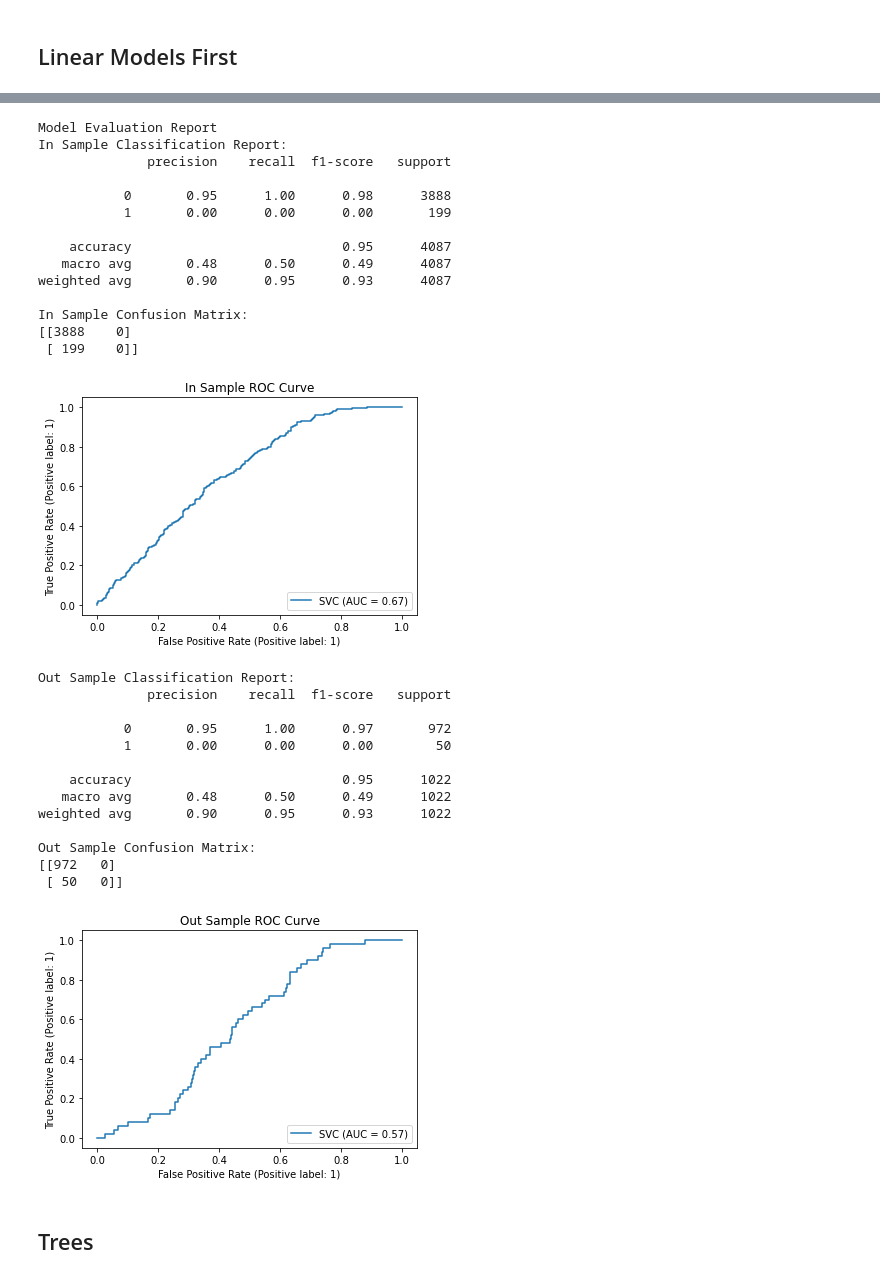
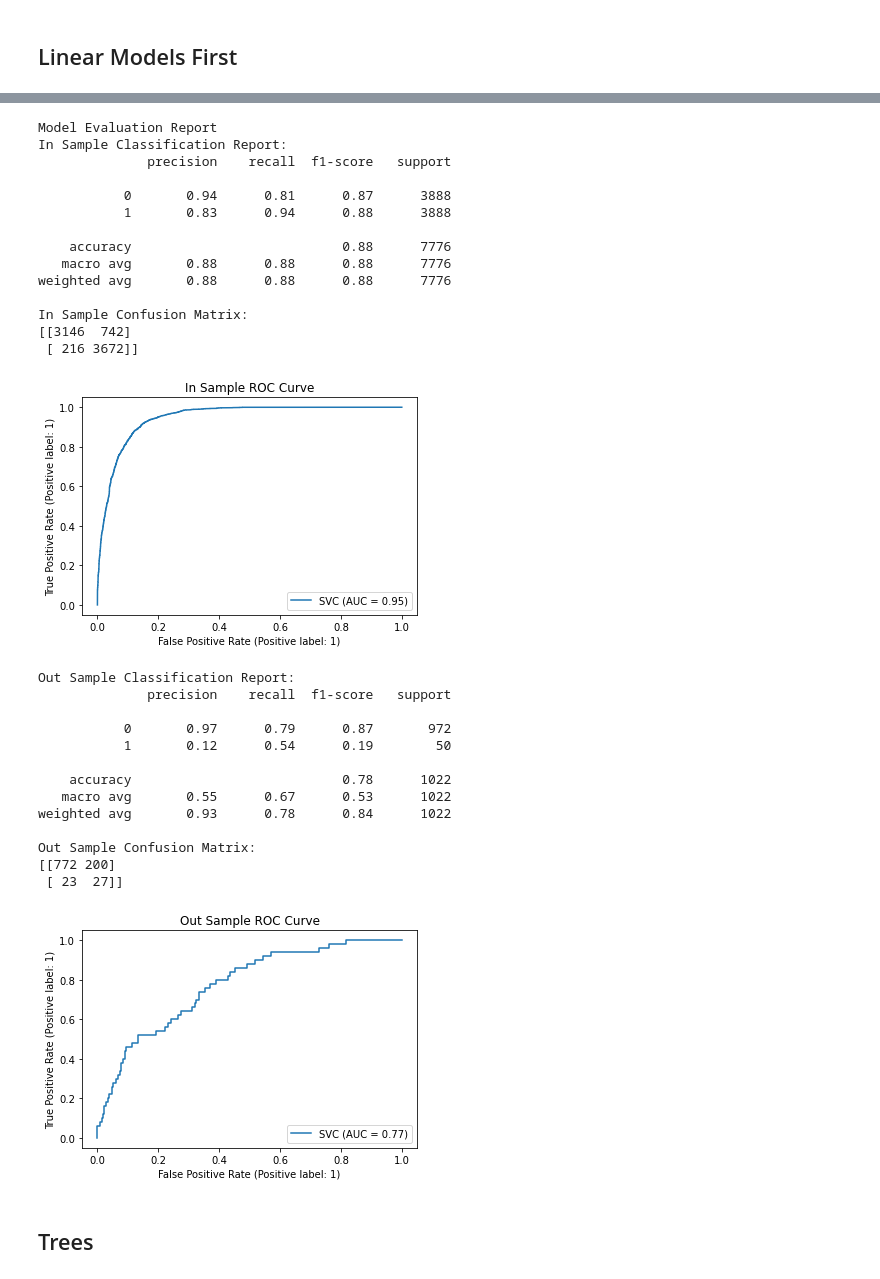
Before and after one commit to ykrasnikov/Stroke_Analysis_and_Prediction, a Jupyter notebook: Stroke/NoteBooks/Stroke_Data.ipynb, the cells around one changed output, grey strips where cells are left out. Saved outputs shown, nothing was run; the diff lists cells and outputs as text; code cells hidden in the pictures.

```diff
--- a/Stroke/NoteBooks/Stroke_Data.ipynb
+++ b/Stroke/NoteBooks/Stroke_Data.ipynb
@@ -403,0 +456,19 @@ plt.show()
+# %%
+#set SMOTE
+#smt=SMOTETomek(random_state=42)
+smt=SMOTE(random_state=42)
+# %%
+X_train, y_train = smt.fit_resample(X_train, y_train)
+
+counter=Counter(y_train)
+print('After',counter)
+
+# pie chart
+plt.figure(figsize=(10,6))
+plt.pie(pd.Series(counter),autopct='%1.1f%%', labels=pd.Series(counter).index)
+plt.title('Stroke data', fontsize=16, fontweight="bold")
+plt.legend(pd.Series(counter).index,
+          title="Stroke",
+          loc="center left",
+          bbox_to_anchor=(1, 0, 0.5, 1))
+plt.show()
@@ -421,7 +493,2 @@ target = df_train_linear.stroke
-# %%
-X = features.to_numpy()
-y = target.to_numpy()
-
-X_train, X_test, y_train, y_test = train_test_split(X, y, test_size=0.2, random_state=42, stratify=y)
 # %%
 # initialize
@@ -544,6 +611,6 @@ Out Sample Confusion Matrix:
 # %%
 # initialize
-svm = SVC()
+svm = SVC(class_weight='balanced')
 
 # fit
 svm = svm.fit(X_train, y_train)
@@ -551,55 +618,55 @@ svm = svm.fit(X_train, y_train)
 # predictions
 in_preds = svm.predict(X_train)
 out_preds = svm.predict(X_test)
 
 # evaluation
 print("Model Evaluation Report")
 print(f"In Sample Classification Report: \n{classification_report(y_train, in_preds)}")
 print(f"In Sample Confusion Matrix: \n{confusion_matrix(y_train, in_preds)}")
 
 # roc curve
 plot_roc_curve(svm, X_train, y_train)
 plt.title("In Sample ROC Curve")
 plt.show()
 
 print()
 print(f"Out Sample Classification Report: \n{classification_report(y_test, out_preds)}")
 print(f"Out Sample Confusion Matrix: \n{confusion_matrix(y_test, out_preds)}")
 
 # roc curve
 plot_roc_curve(svm, X_test, y_test)
 plt.title("Out Sample ROC Curve")
 plt.show()
 # %% [output]
 Model Evaluation Report
 In Sample Classification Report:
               precision    recall  f1-score   support
 
-           0       0.95      1.00      0.98      3888
-           1       0.00      0.00      0.00       199
+           0       0.94      0.81      0.87      3888
+           1       0.83      0.94      0.88      3888
 
-    accuracy                           0.95      4087
-   macro avg       0.48      0.50      0.49      4087
-weighted avg       0.90      0.95      0.93      4087
+    accuracy                           0.88      7776
+   macro avg       0.88      0.88      0.88      7776
+weighted avg       0.88      0.88      0.88      7776
 
 In Sample Confusion Matrix:
-[[3888    0]
- [ 199    0]]
+[[3146  742]
+ [ 216 3672]]
-[figure, old version]
+[figure, new version]
 Out Sample Classification Report:
               precision    recall  f1-score   support
 
-           0       0.95      1.00      0.97       972
-           1       0.00      0.00      0.00        50
+           0       0.97      0.79      0.87       972
+           1       0.12      0.54      0.19        50
 
-    accuracy                           0.95      1022
-   macro avg       0.48      0.50      0.49      1022
-weighted avg       0.90      0.95      0.93      1022
+    accuracy                           0.78      1022
+   macro avg       0.55      0.67      0.53      1022
+weighted avg       0.93      0.78      0.84      1022
 
 Out Sample Confusion Matrix:
-[[972   0]
- [ 50   0]]
+[[772 200]
+ [ 23  27]]
-[figure, old version]
+[figure, new version]
 # %% [markdown]
 ## Trees
 # %%
```
Also changed, not shown: parts of 36 cells of this notebook, 2 other files.
